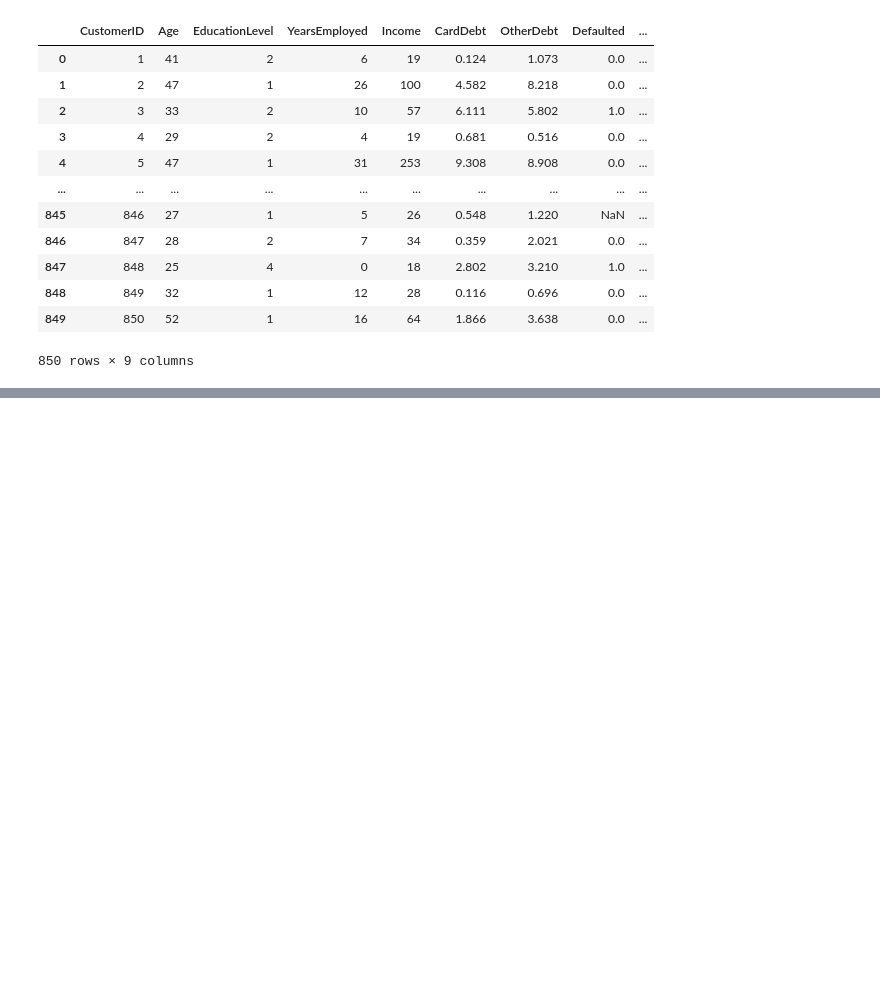
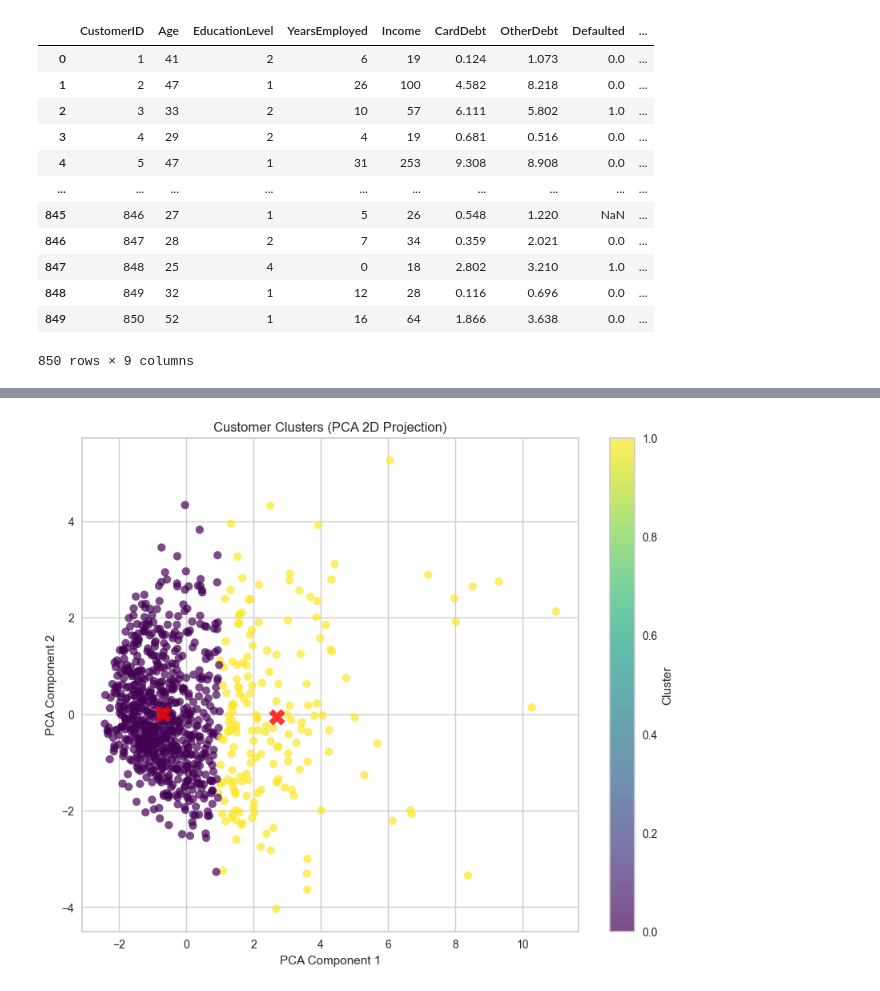
Before and after one commit to dounmte/DataAnalytics_Finals_LabAct2, a Jupyter notebook: Reys-FinalLabAct2.ipynb, the cells around one changed output, grey strips where cells are left out. Cells and saved outputs as stored; diff of their text form; code cells hidden in the pictures; blank space fills up the shorter version.

```diff
--- a/Reys-FinalLabAct2.ipynb
+++ b/Reys-FinalLabAct2.ipynb
@@ -69,0 +144,4 @@ dtype: int64
+# %%
+# Create final clustering model
+final_kmeans = KMeans(n_clusters=optimal_k, random_state=42, n_init=10)
+cluster_labels = final_kmeans.fit_predict(scaled_features)
@@ -69,0 +186,18 @@ dtype: int64
+# %%
+# 4. VISUALIZATION ENHANCEMENTS
+# Visualize Clusters in 2D using PCA
+pca = PCA(n_components=2)
+pca_components = pca.fit_transform(scaled_features)
+# %%
+plt.figure(figsize=(10, 8))
+scatter = plt.scatter(pca_components[:, 0], pca_components[:, 1],
+                      c=cluster_labels, cmap='viridis', alpha=0.7)
+plt.colorbar(scatter, label='Cluster')
+centers = pca.transform(final_kmeans.cluster_centers_)
+plt.scatter(centers[:, 0], centers[:, 1], c='red', marker='X', s=200, alpha=0.8)
+plt.title('Customer Clusters (PCA 2D Projection)')
+plt.xlabel('PCA Component 1')
+plt.ylabel('PCA Component 2')
+plt.show()
+# %% [output]
+[figure, added]
```
Also changed, not shown: parts of 22 cells of this notebook, 3 other files.
